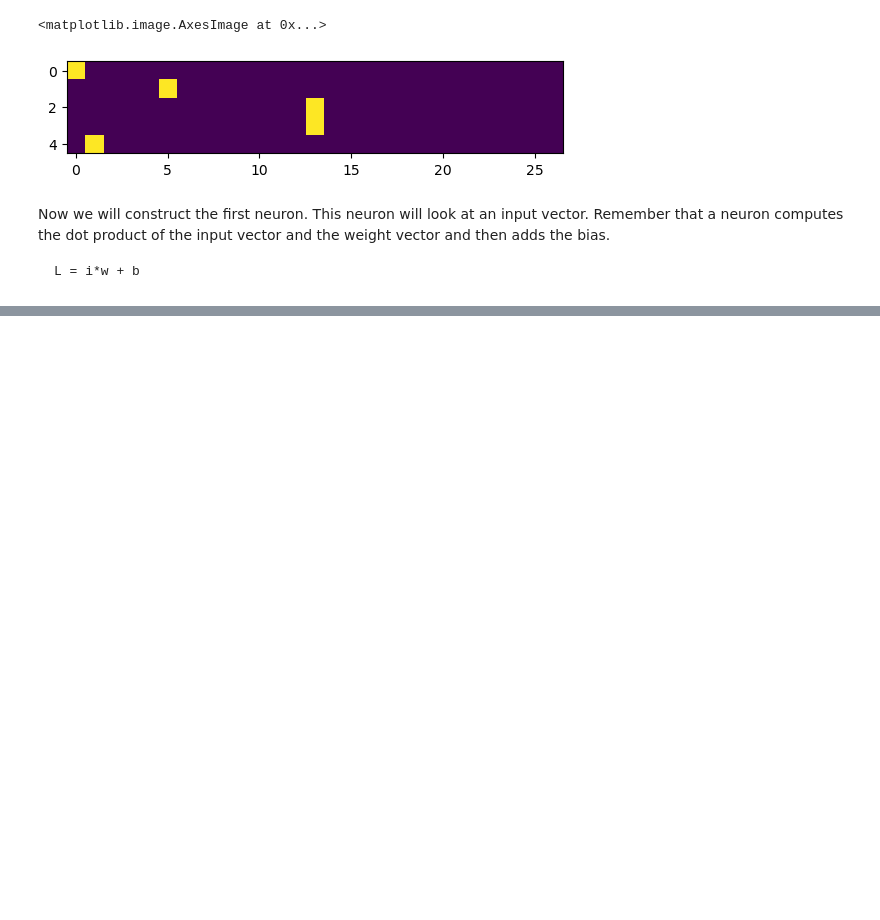
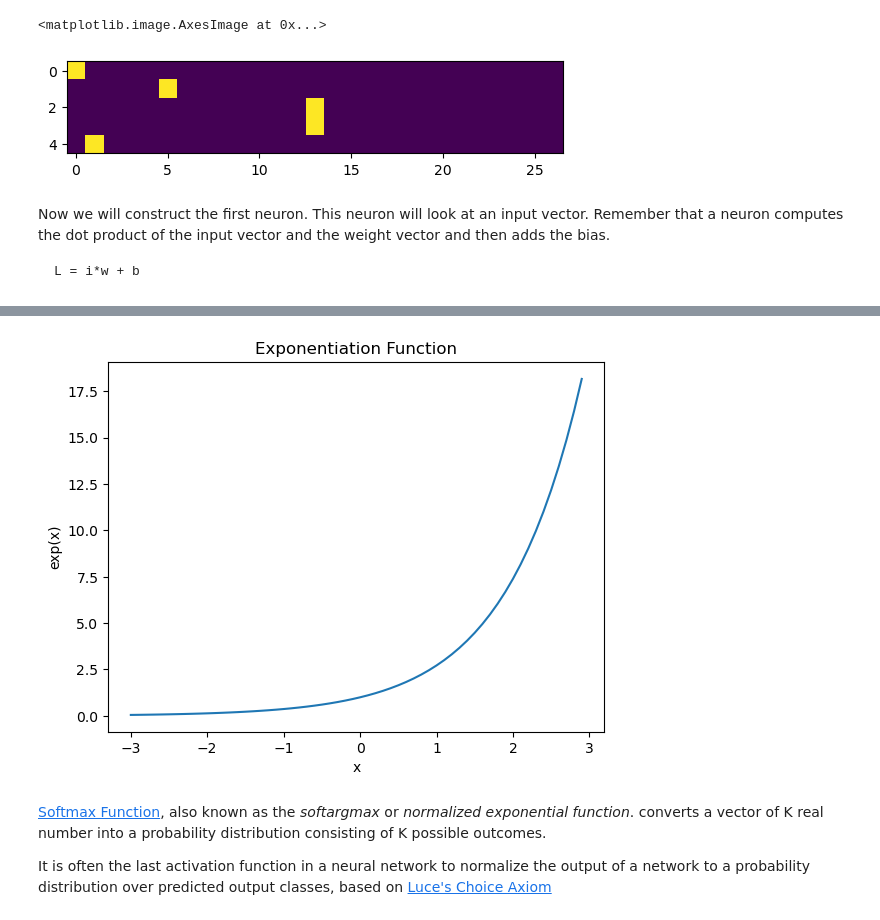
Before and after one commit to charlieroth/lab, a Jupyter notebook: python/BuildingMakemore1.ipynb, the cells around one changed output, grey strips where cells are left out. Drawn from its saved outputs; the diff is of its cells as text; code cells hidden in the pictures; blank space fills up the shorter version.

```diff
--- a/python/BuildingMakemore1.ipynb
+++ b/python/BuildingMakemore1.ipynb
@@ -365,0 +352,18 @@ https://youtu.be/PaCmpygFfXo?t=4727
+# %%
+# plot the graph of the exponentiation function
+def plot_exp_fn():
+    xs = torch.arange(-3, 3, 0.1)
+    ys = torch.exp(xs)
+    plt.plot(xs, ys)
+    plt.xlabel('x')
+    plt.ylabel('exp(x)')
+    plt.title('Exponentiation Function')
+    plt.show()
+
+plot_exp_fn()
+# %% [output]
+[figure, added]
+# %% [markdown]
+[Softmax Function](https://en.wikipedia.org/wiki/Softmax_function), also known as the *softargmax* or *normalized exponential function*. converts a vector of K real number into a probability distribution consisting of K possible outcomes.
+
+It is often the last activation function in a neural network to normalize the output of a network to a probability distribution over predicted output classes, based on [Luce's Choice Axiom](https://en.wikipedia.org/wiki/Luce%27s_choice_axiom)
```
Also changed, not shown: parts of 9 cells of this notebook.
